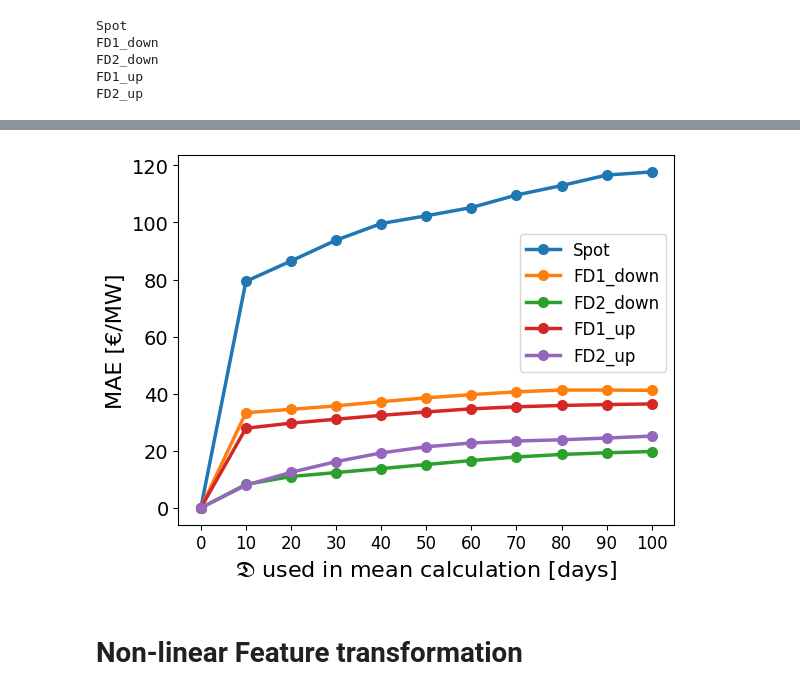
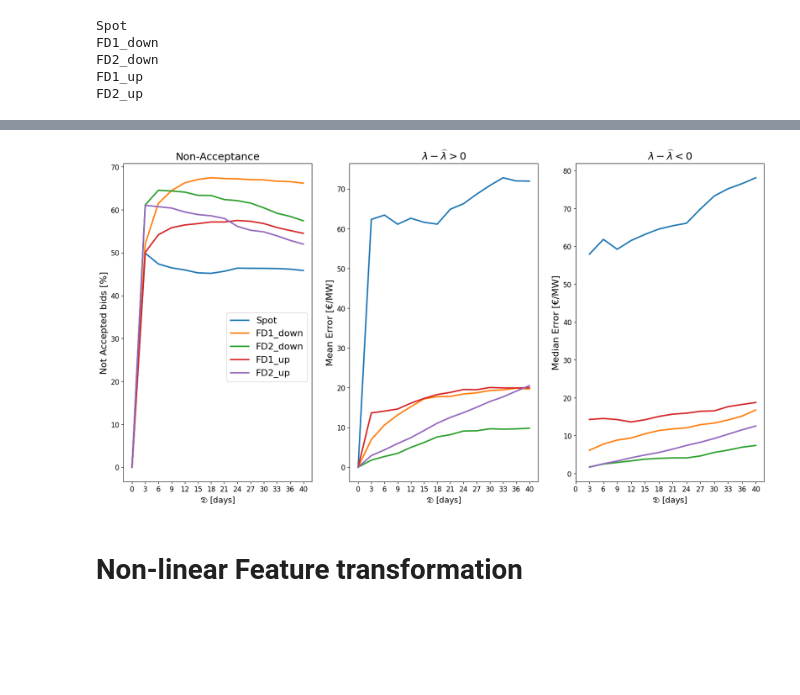
Before and after one commit to junesooshin/lightenup, a Jupyter notebook: Data Examination/Forecast and Feature Analysis.ipynb, the cells around one changed output, grey strips where cells are left out. Cells and saved outputs as stored; diff of their text form; code cells hidden in the pictures; blank space fills up the shorter version.

```diff
--- a/Data Examination/Forecast and Feature Analysis.ipynb
+++ b/Data Examination/Forecast and Feature Analysis.ipynb
@@ -186,9 +169,9 @@ Total_length_test = len(data["FD1_down"])
 # %%
 #Forecasts = ["Spot","FD1_down","FD2_down","FD1_up","FD2_up"]
 Forecasts = ["Spot","FD1_down","FD2_down","FD1_up","FD2_up","FD1_up_percentage","FD2_up_percentage","FD1_down_percentage","FD2_down_percentage","FD_act_up","FD_act_down"]
-back_view = [0,7,41,101]
-back_view = [i for i in [0,7,41,101]]
-start_idx = [i*24 for i in [0,7,41,101]]
+back_view_lst = [0,7,21,41]
+back_view = [i for i in back_view_lst]
+start_idx = [i*24 for i in back_view_lst]
 #start_idx = [0,6*24,40*24,100*24]
 forecasted_data_3D_test = np.zeros(( Total_length_test, len(Forecasts), len(back_view) ))  # (Specific Forecasts, Data size, number of total forecasts )
 for f,col in enumerate(data[Forecasts].columns):
@@ -282,12 +279,18 @@ c:\Users\Daniel  BV\Desktop\Thesis\lightenup\Processed_data\forecast_all2.csv
 c:\Users\Daniel  BV\Desktop\Thesis\lightenup\Processed_data\forecast_all3.csv
 # %% [markdown]
 # Plot for Appendix
+# %%
+data = pd.read_csv(path_processed_data + 'real.csv') # Change path
+data = data.drop(columns=["Hour"])
+True_data = data
+True_data_arr = True_data.to_numpy()
+Total_length_test = len(data["FD1_down"])
 # %%
 Forecasts = ["Spot","FD1_down","FD2_down","FD1_up","FD2_up"]
 #Forecasts = ["Spot","FD1_down","FD2_down","FD1_up","FD2_up","FD1_up_percentage","FD2_up_percentage","FD1_down_percentage","FD2_down_percentage","FD_act_up","FD_act_down"]
 back_view = [0,6,40,100]
-back_view = [i for i in range(0,110,10)]
-start_idx = [i*24 for i in range(0,110,10)]
+back_view = [i for i in range(0,42,3)]
+start_idx = [i*24 for i in range(0,42,3)]
 #start_idx = [0,6*24,40*24,100*24]
 forecasted_data_3D_test = np.zeros(( Total_length_test, len(Forecasts), len(back_view) ))  # (Specific Forecasts, Data size, number of total forecasts )
 for f,col in enumerate(data[Forecasts].columns):
@@ -368,29 +393,40 @@ Forecast d: 100      Spot ( 118.0 95.0 95.0 )     FD1_down ( 41.0 27.0 80.0 )
 # %%
 import matplotlib.pyplot as plt
 import numpy as np
 
 x = back_view
-Forecasts = ["Spot", "FD1_down", "FD2_down", "FD1_up", "FD2_up"]
+
+Forecasts = ["Spot","FD1_down", "FD2_down", "FD1_up", "FD2_up"]
 linewidth = 2.5
 marker_size = 14  # Adjust the marker size as desired
+ME_neg_pos = [1, 2,3]
+y_labels = ['Not Accepted bids [%]','Mean Error [€/MW]','Median Error [€/MW]']
+titles = ['Non-Acceptance','$\lambda - \widehat{\lambda} > 0$','$\lambda - \widehat{\lambda} < 0$']
+fig, axs = plt.subplots(1, 3, figsize=(20, 10))  # Create subplots
 
-# Plot for each feature
-for f in range(len(Forecasts)):
-    MAE_f = Saved_Info[:, f, 1]
-    std_f = Saved_Info[:, f, 3]
+# Plot for each feature on respective subplots
+for i, e in enumerate(ME_neg_pos):
+    ax = axs[i]  # Select the current subplot
+    for f in range(len(Forecasts)):
+        E = Saved_Info[:, f, e]
+        ax.plot(x, E, linestyle='-', label=Forecasts[f], linewidth=linewidth, markersize=marker_size)
 
-    plt.plot(x, MAE_f, marker='.', label=Forecasts[f], linewidth=linewidth, markersize =marker_size)
+    ax.set_ylabel(y_labels[i], fontsize=16)
 
-plt.xlabel('$\mathfrak{D}$ used in mean calculation [days]', fontsize=16)
-plt.ylabel('MAE [€/MW]', fontsize=16)
-plt.legend(loc='center right', bbox_to_anchor=(1.0, 0.6), prop={'size': 12})  # Locate the legend to the middle in the right part of the plot
-# Set the y-axis tick size
-plt.xticks([0,10,20,30,40,50,60,70,80,90,100], fontsize=12)
-plt.tick_params(axis='y', which='major', labelsize=14)
+    ax.tick_params(axis='y', which='major', labelsize=12)
+
+    ax.set_xlabel('$\mathfrak{D}$ [days]', fontsize=14)  # Set x-label for the last subplot
+
+    # Set xticks and labels for the current subplot
+    ax.set_xticks(x)  # Set the xticks locations
+    ax.set_xticklabels([0,3,6,9,12,15,18,21,24,27,30,33,36,40], fontsize=12)  # Set the xtick labels
+    ax.set_title(titles[i],fontsize=18)  # Set the title of the subplot
+axs[0].legend(loc='lower right', bbox_to_anchor=(1.0, 0.3), prop={'size': 16})  # Locate the legend to the middle in the right part of the plot
+
 plt.savefig('forecast_mean_D.pdf', format="pdf", bbox_inches="tight")
 plt.show()
 # %% [output]
-[figure, old version]
+[figure, new version]
 # %% [markdown]
 # Non-linear Feature transformation
 # %%
```
Also changed, not shown: parts of 10 cells of this notebook, 17 other files.
